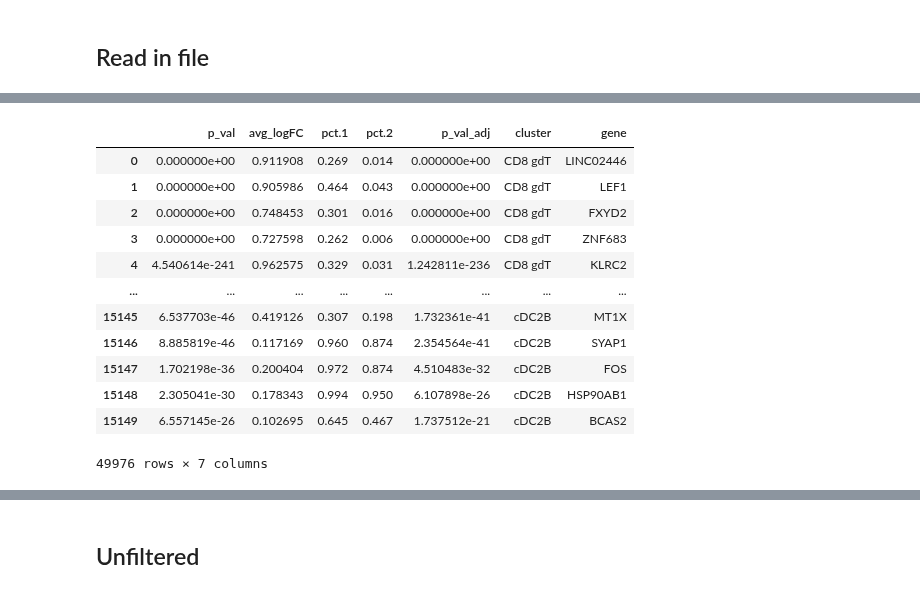
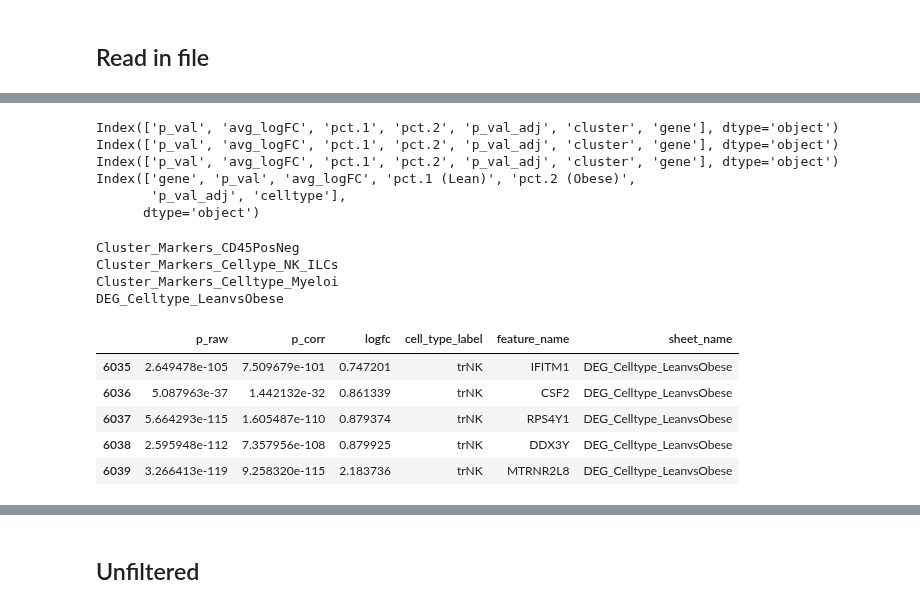
Before and after one commit to sbooeshaghi/llmarkers, a Jupyter notebook: data/adipose_Hildreth2021/evidence_deg/markers.ipynb, the cells around one changed output, grey strips where cells are left out. Cells and saved outputs as stored; diff of their text form; code cells hidden in the pictures.

Commit message:
column renaming for multiple sheets in Hildreth

```diff
--- a/data/adipose_Hildreth2021/evidence_deg/markers.ipynb
+++ b/data/adipose_Hildreth2021/evidence_deg/markers.ipynb
@@ -19,6 +19,4 @@ table_name = "clean_degs.xlsx" # local name # using this for paper_degs
 # %% [markdown]
 ## Read in file
 # %%
-excel = pd.read_excel(table_name, sheet_name= ["Cluster_Markers_CD45PosNeg","Cluster_Markers_Cellype_NK_ILCs", "Cluster_Markers_Celltype_Myeloi"] ,skiprows = 2)
-
-df = pd.concat(list(excel.values()))
+excel = pd.read_excel(table_name, sheet_name= ["Cluster_Markers_CD45PosNeg","Cluster_Markers_Cellype_NK_ILCs", "Cluster_Markers_Celltype_Myeloi", "DEG_Celltype_LeanvsObese"] ,skiprows = 2)
@@ -38,0 +23,10 @@ df = pd.concat(list(excel.values()))
+# %%
+for e in list(excel.values()):
+    print(e.columns)
+# %% [output]
+Index(['p_val', 'avg_logFC', 'pct.1', 'pct.2', 'p_val_adj', 'cluster', 'gene'], dtype='object')
+Index(['p_val', 'avg_logFC', 'pct.1', 'pct.2', 'p_val_adj', 'cluster', 'gene'], dtype='object')
+Index(['p_val', 'avg_logFC', 'pct.1', 'pct.2', 'p_val_adj', 'cluster', 'gene'], dtype='object')
+Index(['gene', 'p_val', 'avg_logFC', 'pct.1 (Lean)', 'pct.2 (Obese)',
+       'p_val_adj', 'celltype'],
+      dtype='object')
@@ -38,0 +76,13 @@ df = pd.concat(list(excel.values()))
+# %%
+for sheet in cols:
+    sname = sheet["sheet_name"]
+    print(sname)
+    # only keep the columns we want
+    excel[sname] = excel[sname].loc[:,sheet["cols"].keys()].rename(columns=sheet["cols"])
+    # add sheet name to the dataframe
+    excel[sname]["sheet_name"] = sname
+# %% [output]
+Cluster_Markers_CD45PosNeg
+Cluster_Markers_Cellype_NK_ILCs
+Cluster_Markers_Celltype_Myeloi
+DEG_Celltype_LeanvsObese
@@ -39,16 +91,9 @@ df = pd.concat(list(excel.values()))
 # %%
-df
+df.tail()
 # %% [output]
-|  | p_val | avg_logFC | pct.1 | pct.2 | p_val_adj | cluster | gene |
-| 0 | 0.000000e+00 | 0.911908 | 0.269 | 0.014 | 0.000000e+00 | CD8 gdT | LINC02446 |
-| 1 | 0.000000e+00 | 0.905986 | 0.464 | 0.043 | 0.000000e+00 | CD8 gdT | LEF1 |
-| 2 | 0.000000e+00 | 0.748453 | 0.301 | 0.016 | 0.000000e+00 | CD8 gdT | FXYD2 |
-| 3 | 0.000000e+00 | 0.727598 | 0.262 | 0.006 | 0.000000e+00 | CD8 gdT | ZNF683 |
-| 4 | 4.540614e-241 | 0.962575 | 0.329 | 0.031 | 1.242811e-236 | CD8 gdT | KLRC2 |
-| ... | ... | ... | ... | ... | ... | ... | ... |
-| 15145 | 6.537703e-46 | 0.419126 | 0.307 | 0.198 | 1.732361e-41 | cDC2B | MT1X |
-| 15146 | 8.885819e-46 | 0.117169 | 0.960 | 0.874 | 2.354564e-41 | cDC2B | SYAP1 |
-| 15147 | 1.702198e-36 | 0.200404 | 0.972 | 0.874 | 4.510483e-32 | cDC2B | FOS |
-| 15148 | 2.305041e-30 | 0.178343 | 0.994 | 0.950 | 6.107898e-26 | cDC2B | HSP90AB1 |
-| 15149 | 6.557145e-26 | 0.102695 | 0.645 | 0.467 | 1.737512e-21 | cDC2B | BCAS2 |
+|  | p_raw | p_corr | logfc | cell_type_label | feature_name | sheet_name |
+| 6035 | 2.649478e-105 | 7.509679e-101 | 0.747201 | trNK | IFITM1 | DEG_Celltype_LeanvsObese |
+| 6036 | 5.087963e-37 | 1.442132e-32 | 0.861339 | trNK | CSF2 | DEG_Celltype_LeanvsObese |
+| 6037 | 5.664293e-115 | 1.605487e-110 | 0.879374 | trNK | RPS4Y1 | DEG_Celltype_LeanvsObese |
+| 6038 | 2.595948e-112 | 7.357956e-108 | 0.879925 | trNK | DDX3Y | DEG_Celltype_LeanvsObese |
+| 6039 | 3.266413e-119 | 9.258320e-115 | 2.183736 | trNK | MTRNR2L8 | DEG_Celltype_LeanvsObese |
-49976 rows × 7 columns
```
Also changed, not shown: parts of 7 cells of this notebook.
